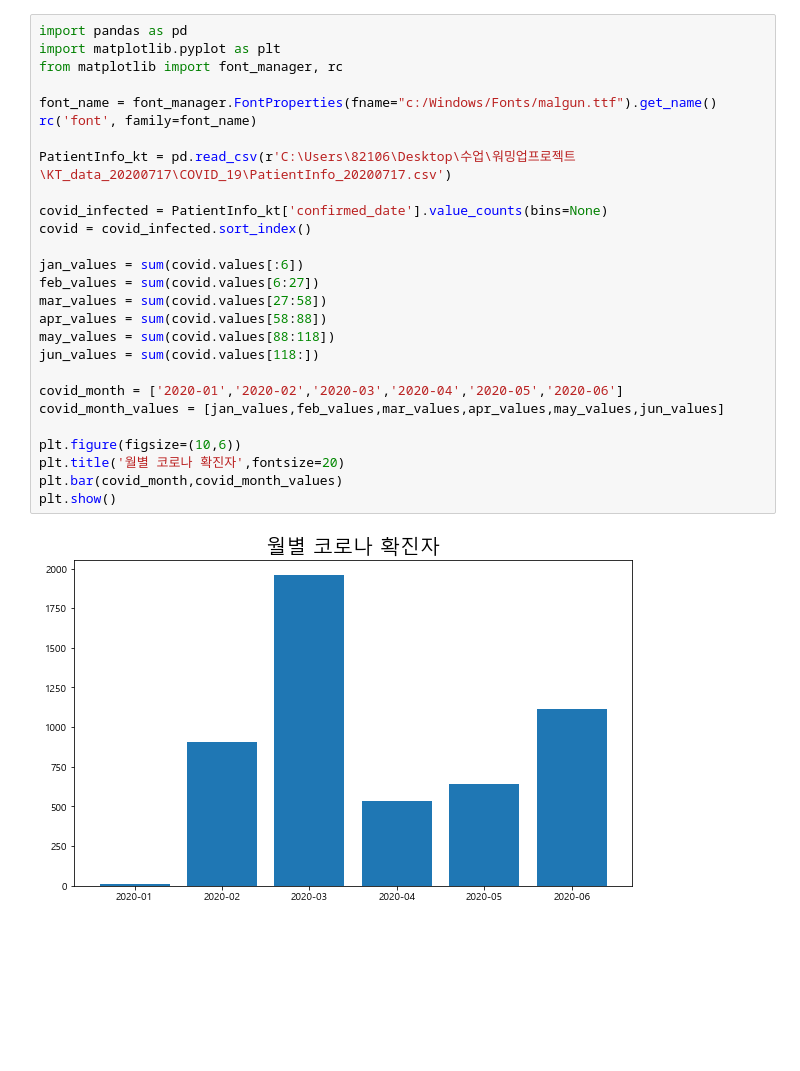
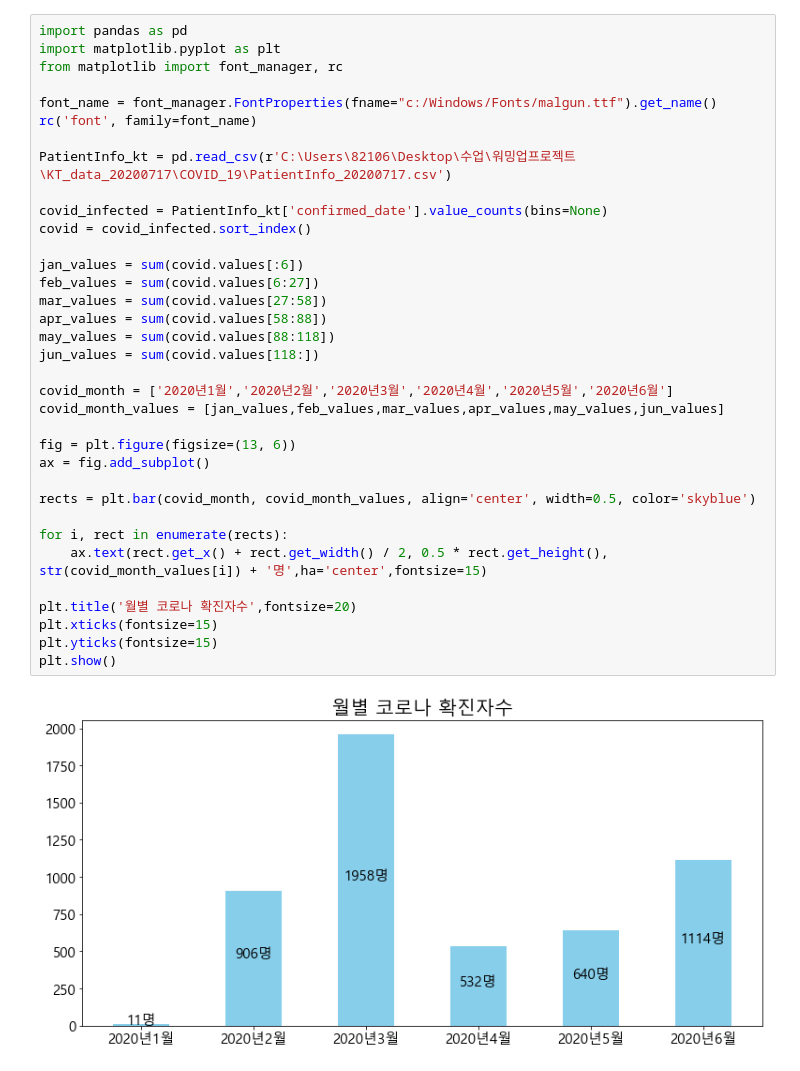
Before and after one commit to kimseonili/miniPTJ_SM, a Jupyter notebook: covid_month.ipynb, the cells around one changed output. Saved outputs shown, nothing was run; the diff lists cells and outputs as text; blank space fills up the shorter version.

Commit message:
covid

```diff
--- a/covid_month.ipynb
+++ b/covid_month.ipynb
@@ -1,29 +1,37 @@
 # %%
 import pandas as pd
 import matplotlib.pyplot as plt
 from matplotlib import font_manager, rc
 
 font_name = font_manager.FontProperties(fname="c:/Windows/Fonts/malgun.ttf").get_name()
 rc('font', family=font_name)
 
 PatientInfo_kt = pd.read_csv(r'C:\Users\82106\Desktop\수업\워밍업프로젝트\KT_data_20200717\COVID_19\PatientInfo_20200717.csv')
 
 covid_infected = PatientInfo_kt['confirmed_date'].value_counts(bins=None)
 covid = covid_infected.sort_index()
 
 jan_values = sum(covid.values[:6])
 feb_values = sum(covid.values[6:27])
 mar_values = sum(covid.values[27:58])
 apr_values = sum(covid.values[58:88])
 may_values = sum(covid.values[88:118])
 jun_values = sum(covid.values[118:])
 
-covid_month = ['2020-01','2020-02','2020-03','2020-04','2020-05','2020-06']
+covid_month = ['2020년1월','2020년2월','2020년3월','2020년4월','2020년5월','2020년6월']
 covid_month_values = [jan_values,feb_values,mar_values,apr_values,may_values,jun_values]
 
-plt.figure(figsize=(10,6))
-plt.title('월별 코로나 확진자',fontsize=20)
-plt.bar(covid_month,covid_month_values)
+fig = plt.figure(figsize=(13, 6))
+ax = fig.add_subplot()
+
+rects = plt.bar(covid_month, covid_month_values, align='center', width=0.5, color='skyblue')
+
+for i, rect in enumerate(rects):
+    ax.text(rect.get_x() + rect.get_width() / 2, 0.5 * rect.get_height(), str(covid_month_values[i]) + '명',ha='center',fontsize=15)
+
+plt.title('월별 코로나 확진자수',fontsize=20)
+plt.xticks(fontsize=15)
+plt.yticks(fontsize=15)
 plt.show()
 # %% [output]
-[figure, old version]
+[figure, new version]
```
